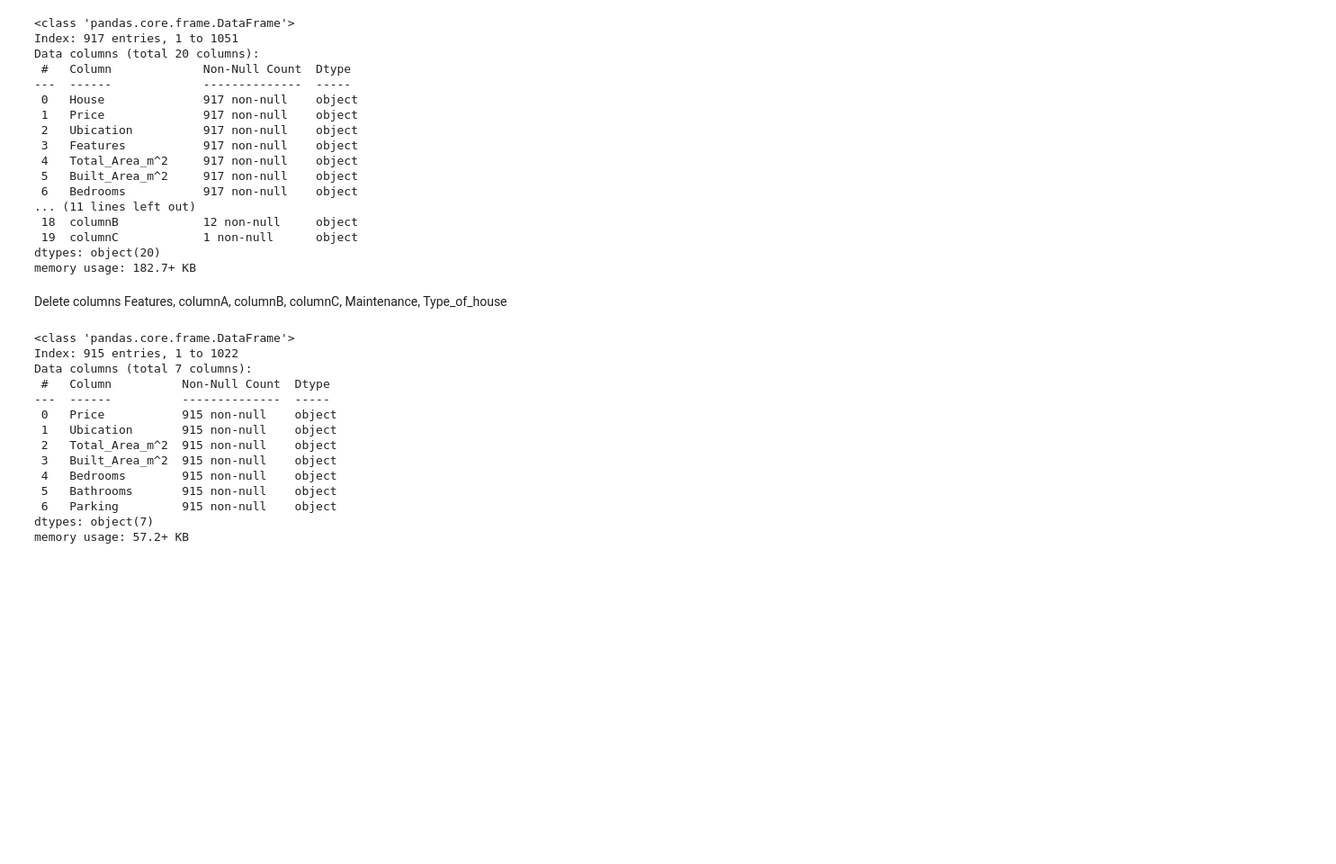
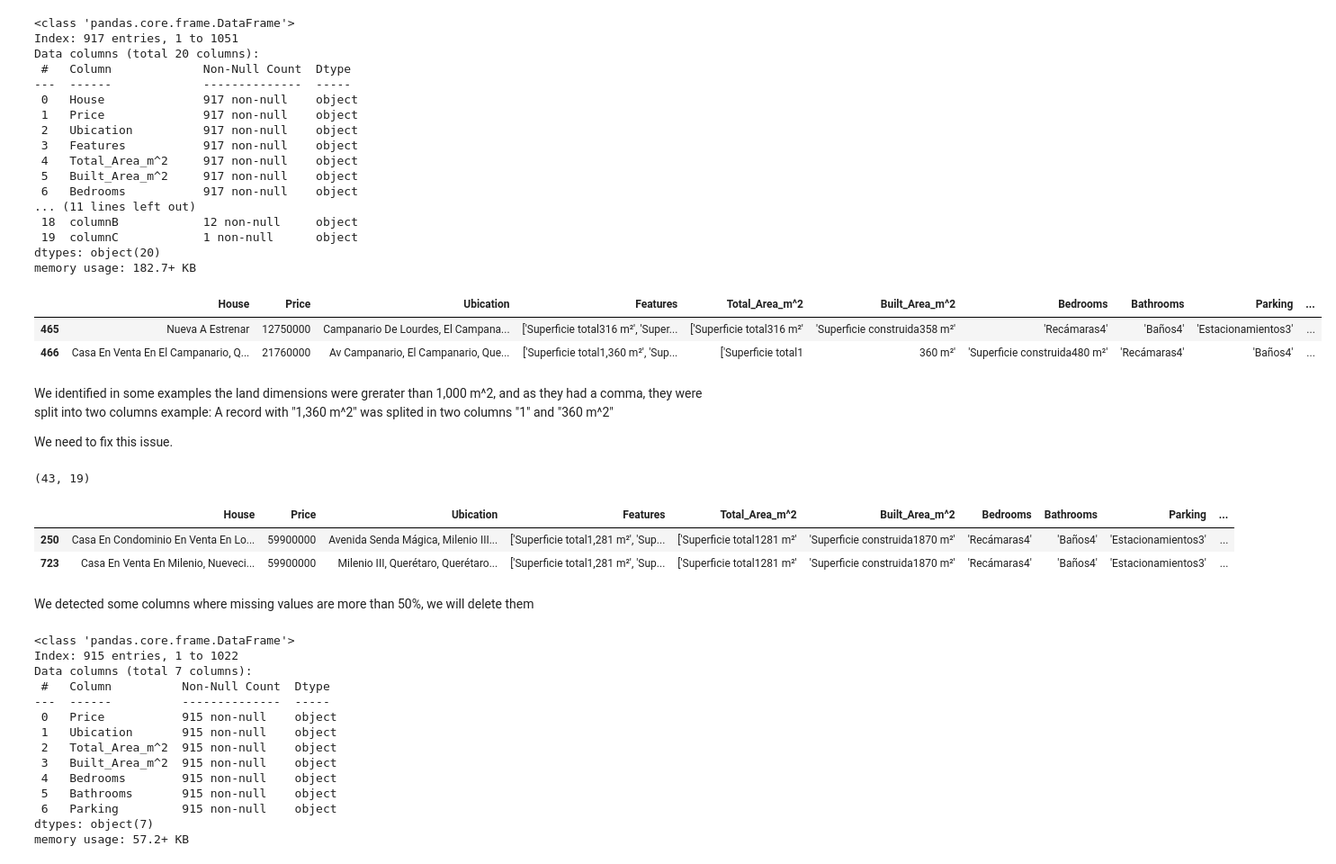
Before and after one commit to GerYar/WebscrapingHousing, a Jupyter notebook: DataCleaning.ipynb, the cells around one changed output. Shown at 90% size. Drawn from its saved outputs; the diff is of its cells as text; code cells hidden in the pictures; blank space fills up the shorter version.

```diff
--- a/DataCleaning.ipynb
+++ b/DataCleaning.ipynb
@@ -155,16 +136,26 @@ memory usage: 182.7+ KB
+# %%
+df.iloc[404:406]
+# %% [output]
+|  | House | Price | Ubication | Features | Total_Area_m^2 | Built_Area_m^2 | Bedrooms | Bathrooms | Parking | ... |
+| 465 | Nueva A Estrenar | 12750000 | Campanario De Lourdes, El Campana... | ['Superficie total316 m²', 'Super... | ['Superficie total316 m²' | 'Superficie construida358 m²' | 'Recámaras4' | 'Baños4' | 'Estacionamientos3' | ... |
+| 466 | Casa En Venta En El Campanario, Q... | 21760000 | Av Campanario, El Campanario, Que... | ['Superficie total1,360 m²', 'Sup... | ['Superficie total1 | 360 m²' | 'Superficie construida480 m²' | 'Recámaras4' | 'Baños4' | ... |
 # %% [markdown]
-Delete columns Features, columnA, columnB, columnC, Maintenance, Type_of_house
+
+We identified in some examples the land dimensions were grerater than 1,000 m^2,
+and as they had a comma, they were split into two columns example: A record with "1,360 m^2" was splited in two columns "1" and "360 m^2"
+
+We need to fix this issue.
 # %%
-# Identifying values in column '' tat starts with any number
+# Identifying values in column 'Built_Area_m^2' that starts with any number
 df_number = df[df['Built_Area_m^2'].str.contains('^0|^1|^2|^3|^4|^5|^6|^7|^8|^9')].copy()
 
-# concate nation of the string of two columns
+# concatenation of the strings of two columns
 df_number['Total_Area_m^2']= df_number['Total_Area_m^2']+df_number['Built_Area_m^2']
 
-# deleting column '' from the dataframe
+# deleting column 'Built_Area_m^2' from the dataframe
 df_number = df_number.drop('Built_Area_m^2', axis=1)
 
-# dictionary with the old and new column names
+# renaming columns using a dictionary with the old and new column names
 col_names = {'Bedrooms':'Built_Area_m^2',
 'Bathrooms':'Bedrooms',
 'Parking':'Bathrooms',
@@ -181,17 +172,18 @@ col_names = {'Bedrooms':'Built_Area_m^2',
 # Replacing names in dataframe
 df_number = df_number.rename(columns= col_names)
 
-
-# Guardar en un nuevo archivo CSV
-#df_number.to_csv('draft2.csv', index=False)
+# checking shape of new df_number
+print(df_number.shape)
+# %% [output]
+(43, 19)
 # %%
-# Identifying values in column '' tat starts with any number
+# Identifying values in column 'Bedrooms' that starts with any number in df_number
 df_number2 = df_number[df_number['Bedrooms'].str.contains('^0|^1|^2|^3|^4|^5|^6|^7|^8|^9')].copy()
 
-# concate nation of the string of two columns
+# concatenation of the strings of two columns
 df_number2['Built_Area_m^2']= df_number2['Built_Area_m^2']+df_number2['Bedrooms']
 
-# deleting column '' from the dataframe
+# deleting column 'Bedrooms' from the dataframe
 df_number2 = df_number2.drop('Bedrooms', axis=1)
 
 # dictionary with the old and new column names
@@ -208,10 +200,13 @@ col_names = {
 'Maintenance':'Orientation',
 'columnB':'Maintenance'}
 
-# Replacing names in dataframe
+# Replacing names in a new dataframe with its values in the correct coñumn
 df_number2 = df_number2.rename(columns= col_names)
 
-
-# Guardar en un nuevo archivo CSV
-#df_number2.to_csv('draft3.csv', index=False)
+# checking records
+df_number2.head(2)
+# %% [output]
+|  | House | Price | Ubication | Features | Total_Area_m^2 | Built_Area_m^2 | Bedrooms | Bathrooms | Parking | ... |
+| 250 | Casa En Condominio En Venta En Lo... | 59900000 | Avenida Senda Mágica, Milenio III... | ['Superficie total1,281 m²', 'Sup... | ['Superficie total1281 m²' | 'Superficie construida1870 m²' | 'Recámaras4' | 'Baños4' | 'Estacionamientos3' | ... |
+| 723 | Casa En Venta En Milenio, Nueveci... | 59900000 | Milenio III, Querétaro, Querétaro... | ['Superficie total1,281 m²', 'Sup... | ['Superficie total1281 m²' | 'Superficie construida1870 m²' | 'Recámaras4' | 'Baños4' | 'Estacionamientos3' | ... |
 # %%
@@ -220,3 +217,5 @@ df_total = pd.concat([df,df_number,df_number2], axis=0)
 df_total = df_total[~df_total['Built_Area_m^2'].str.contains('^0|^1|^2|^3|^4|^5|^6|^7|^8|^9')]
 df_total = df_total[~df_total['Bedrooms'].str.contains('^0|^1|^2|^3|^4|^5|^6|^7|^8|^9')]
+# %% [markdown]
+We detected some columns where missing values are more than 50%, we will delete them
 # %%
```
Also changed, not shown: parts of 37 cells of this notebook, 1 other file.
